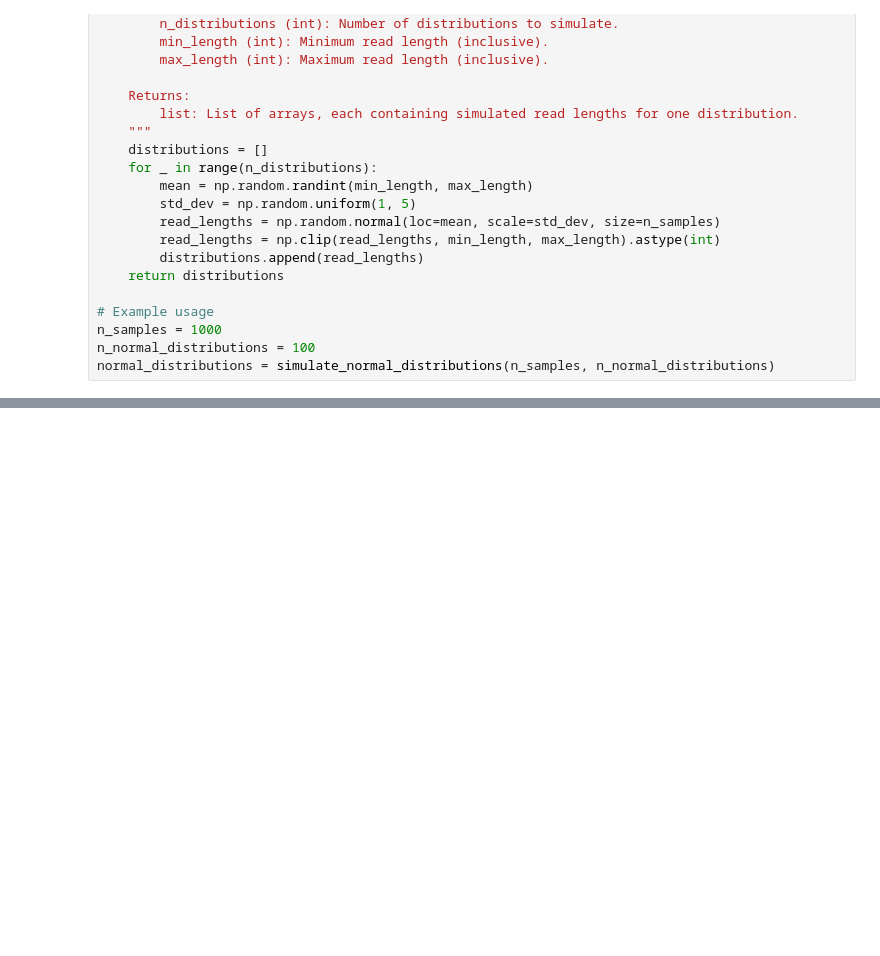
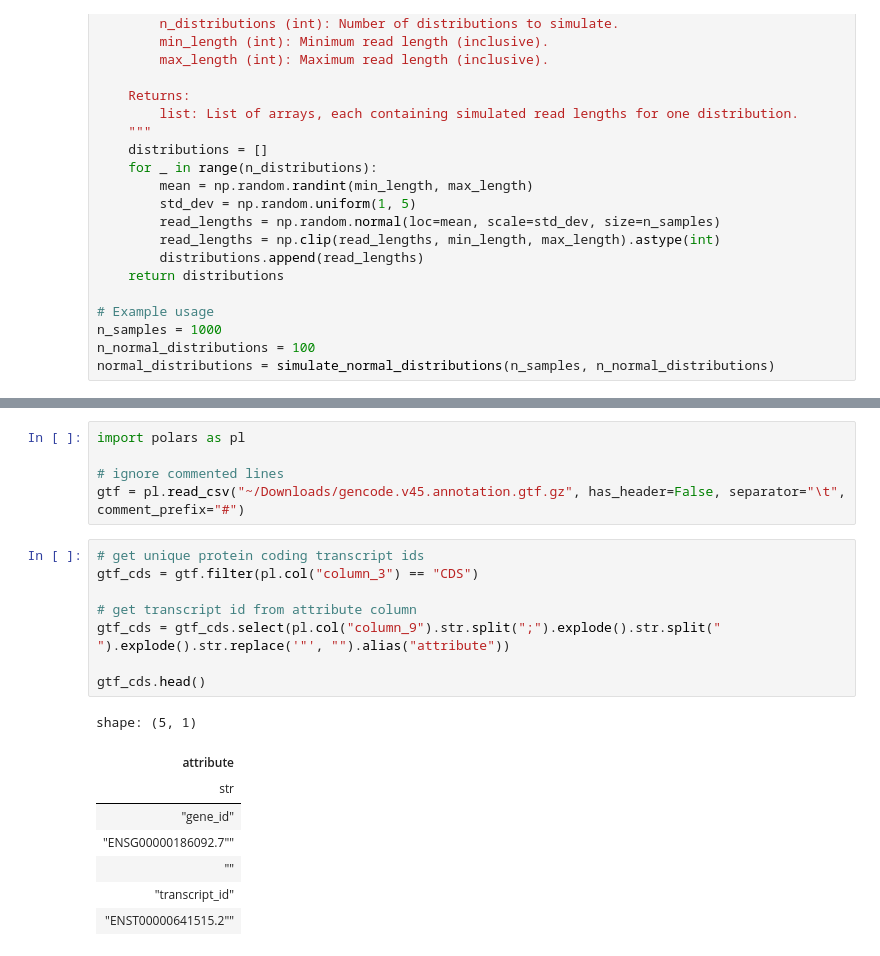
Before and after one commit to JackCurragh/Metric-Analysis, a Jupyter notebook: read_length_distribution.ipynb, the cells around one changed output, grey strips where cells are left out. Drawn from its saved outputs; the diff is of its cells as text; blank space fills up the shorter version.

```diff
--- a/read_length_distribution.ipynb
+++ b/read_length_distribution.ipynb
@@ -110,0 +120,22 @@ for i in range(9):
+# %%
+import polars as pl
+
+# ignore commented lines
+gtf = pl.read_csv("~/Downloads/gencode.v45.annotation.gtf.gz", has_header=False, separator="\t", comment_prefix="#")
+# %%
+# get unique protein coding transcript ids
+gtf_cds = gtf.filter(pl.col("column_3") == "CDS")
+
+# get transcript id from attribute column
+gtf_cds = gtf_cds.select(pl.col("column_9").str.split(";").explode().str.split(" ").explode().str.replace('"', "").alias("attribute"))
+
+gtf_cds.head()
+# %% [output]
+shape: (5, 1)
+| attribute |
+| str |
+| "gene_id" |
+| "ENSG00000186092.7"" |
+| "" |
+| "transcript_id" |
+| "ENST00000641515.2"" |
```
Also changed, not shown: parts of 6 cells of this notebook, 7 other files.
